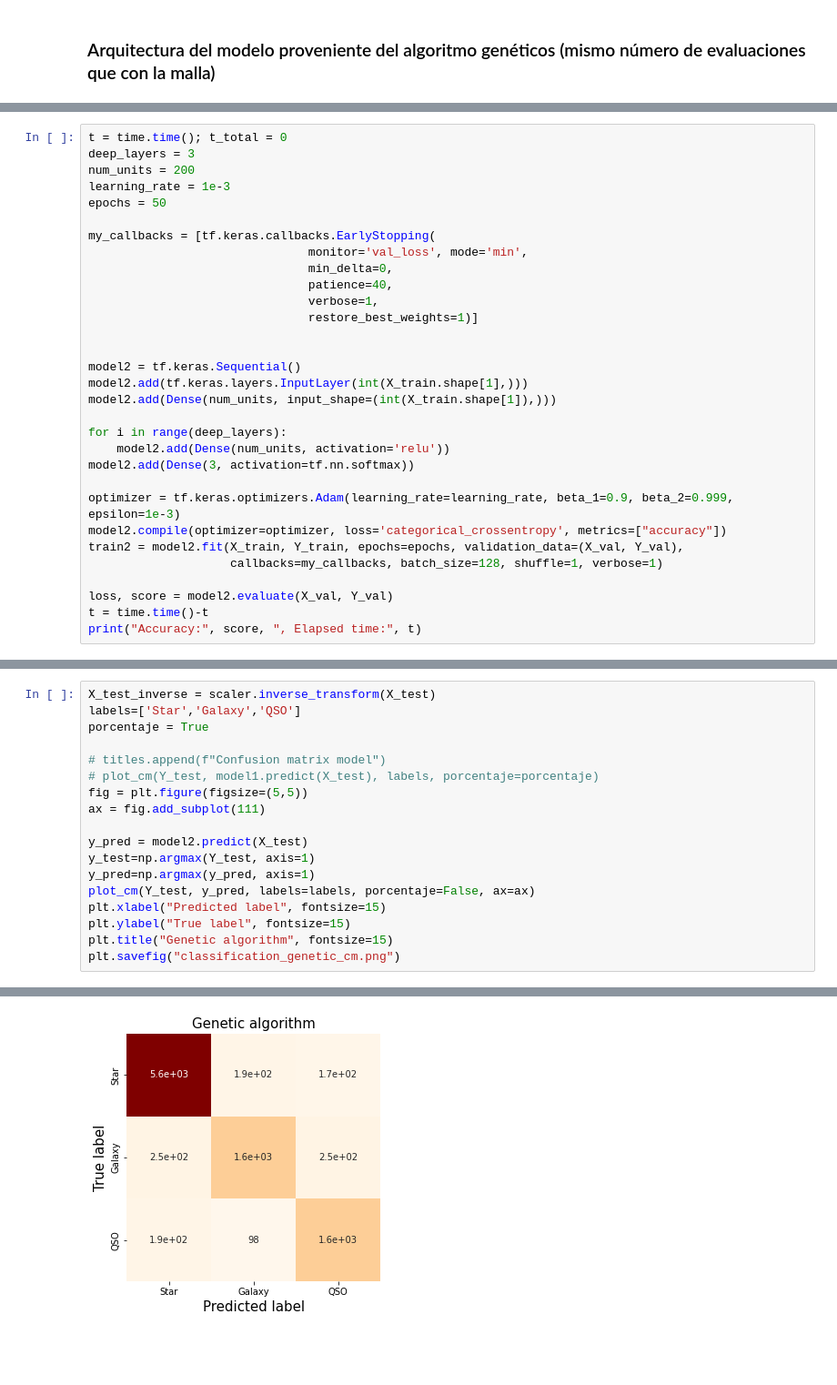
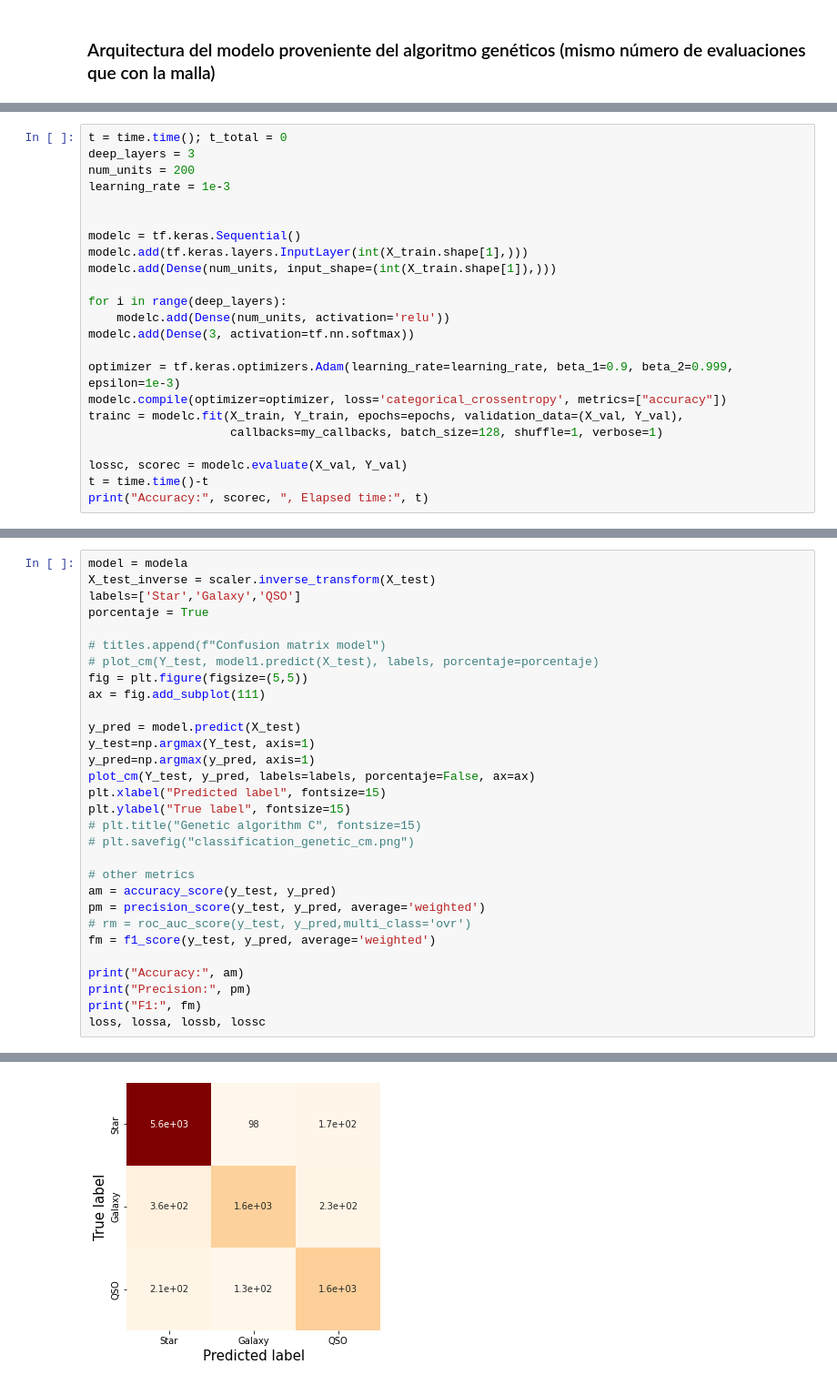
Before and after one commit to igomezv/cosmo_tools, a Jupyter notebook: models/neural/nnogada/dirty_notebooks/overleaf_notebooks_v1/classification.ipynb, the cells around one changed output, grey strips where cells are left out. Shown at 91% size. Cells and saved outputs as stored; diff of their text form; blank space fills up the shorter version.

Commit message:
update genetic notebooks to ecs diff and classification

```diff
--- a/models/neural/nnogada/dirty_notebooks/overleaf_notebooks_v1/classification.ipynb
+++ b/models/neural/nnogada/dirty_notebooks/overleaf_notebooks_v1/classification.ipynb
@@ -230,31 +312,23 @@ t = time.time(); t_total = 0
 deep_layers = 3
 num_units = 200
 learning_rate = 1e-3
-epochs = 50
-
-my_callbacks = [tf.keras.callbacks.EarlyStopping(
-                               monitor='val_loss', mode='min',
-                               min_delta=0,
-                               patience=40,
-                               verbose=1,
-                               restore_best_weights=1)]
 
 
-model2 = tf.keras.Sequential()
-model2.add(tf.keras.layers.InputLayer(int(X_train.shape[1],)))
-model2.add(Dense(num_units, input_shape=(int(X_train.shape[1]),)))
+modelc = tf.keras.Sequential()
+modelc.add(tf.keras.layers.InputLayer(int(X_train.shape[1],)))
+modelc.add(Dense(num_units, input_shape=(int(X_train.shape[1]),)))
 
 for i in range(deep_layers):
-    model2.add(Dense(num_units, activation='relu'))
-model2.add(Dense(3, activation=tf.nn.softmax))
+    modelc.add(Dense(num_units, activation='relu'))
+modelc.add(Dense(3, activation=tf.nn.softmax))
 
 optimizer = tf.keras.optimizers.Adam(learning_rate=learning_rate, beta_1=0.9, beta_2=0.999, epsilon=1e-3)
-model2.compile(optimizer=optimizer, loss='categorical_crossentropy', metrics=["accuracy"])
-train2 = model2.fit(X_train, Y_train, epochs=epochs, validation_data=(X_val, Y_val),
+modelc.compile(optimizer=optimizer, loss='categorical_crossentropy', metrics=["accuracy"])
+trainc = modelc.fit(X_train, Y_train, epochs=epochs, validation_data=(X_val, Y_val),
                     callbacks=my_callbacks, batch_size=128, shuffle=1, verbose=1)
 
-loss, score = model2.evaluate(X_val, Y_val)
+lossc, scorec = modelc.evaluate(X_val, Y_val)
 t = time.time()-t
-print("Accuracy:", score, ", Elapsed time:", t)
+print("Accuracy:", scorec, ", Elapsed time:", t)
 # %% [output]
 Epoch 1/50
@@ -277,4 +351,5 @@ Accuracy: 0.8852999806404114 , Elapsed time: 62.423312187194824
 # %%
+model = modela
 X_test_inverse = scaler.inverse_transform(X_test)
 labels=['Star','Galaxy','QSO']
 porcentaje = True
@@ -284,12 +359,23 @@ porcentaje = True
 fig = plt.figure(figsize=(5,5))
 ax = fig.add_subplot(111)
 
-y_pred = model2.predict(X_test)
+y_pred = model.predict(X_test)
 y_test=np.argmax(Y_test, axis=1)
 y_pred=np.argmax(y_pred, axis=1)
 plot_cm(Y_test, y_pred, labels=labels, porcentaje=False, ax=ax)
 plt.xlabel("Predicted label", fontsize=15)
 plt.ylabel("True label", fontsize=15)
-plt.title("Genetic algorithm", fontsize=15)
-plt.savefig("classification_genetic_cm.png")
+# plt.title("Genetic algorithm C", fontsize=15)
+# plt.savefig("classification_genetic_cm.png")
+
+# other metrics
+am = accuracy_score(y_test, y_pred)
+pm = precision_score(y_test, y_pred, average='weighted')
+# rm = roc_auc_score(y_test, y_pred,multi_class='ovr')
+fm = f1_score(y_test, y_pred, average='weighted')
+
+print("Accuracy:", am)
+print("Precision:", pm)
+print("F1:", fm)
+loss, lossa, lossb, lossc
 # %% [output]
@@ -297,4 +390,4 @@ plt.savefig("classification_genetic_cm.png")
-[figure, old version]
+[figure, new version]
 # %%
 fig = plt.figure(figsize=(6,6))
 ax = fig.add_subplot(111)
```
Also changed, not shown: parts of 13 cells of this notebook.
